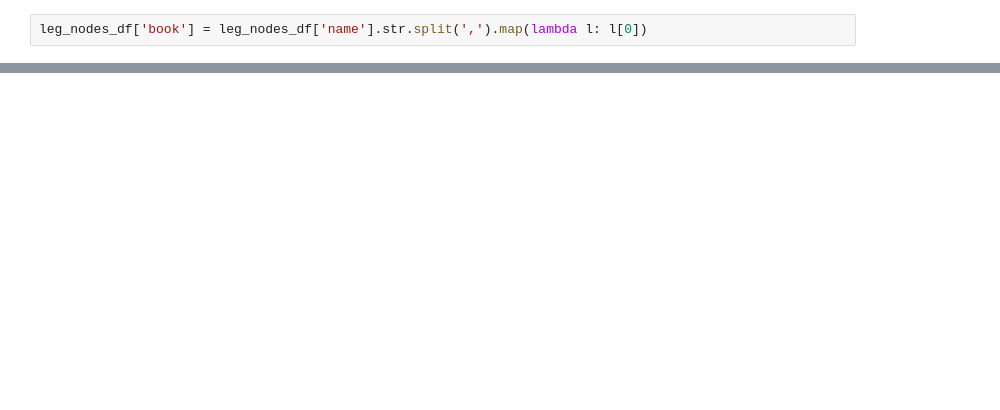
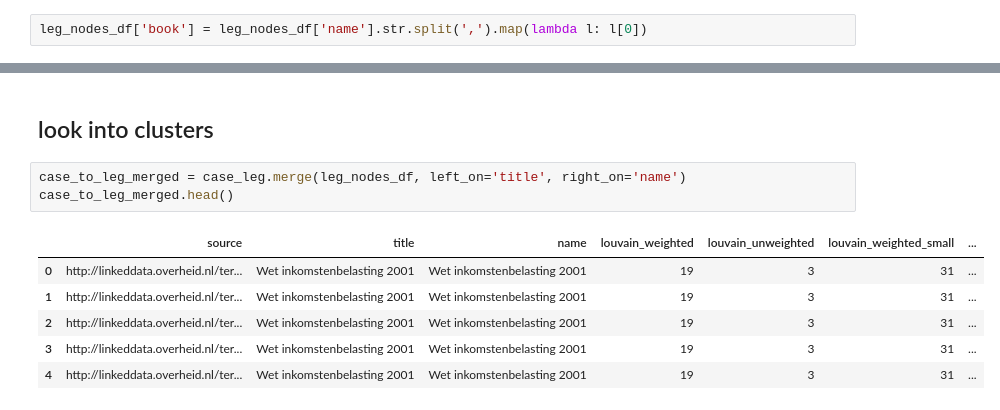
Before and after one commit to research-Dafne/case-law-research, a Jupyter notebook: notebooks/Leg-to-leg network.ipynb, the cells around one changed output, grey strips where cells are left out. Drawn from its saved outputs; the diff is of its cells as text; blank space fills up the shorter version.

```diff
--- a/notebooks/Leg-to-leg network.ipynb
+++ b/notebooks/Leg-to-leg network.ipynb
@@ -78 +122,13 @@ Wet bescherming persoonsgegevens
 Name: book, Length: 78, dtype: int64
+# %% [markdown]
+## look into clusters
+# %%
+case_to_leg_merged = case_leg.merge(leg_nodes_df, left_on='title', right_on='name')
+case_to_leg_merged.head()
+# %% [output]
+|  | source | title | name | louvain_weighted | louvain_unweighted | louvain_weighted_small | ... |
+| 0 | http://linkeddata.overheid.nl/ter... | Wet inkomstenbelasting 2001 | Wet inkomstenbelasting 2001 | 19 | 3 | 31 | ... |
+| 1 | http://linkeddata.overheid.nl/ter... | Wet inkomstenbelasting 2001 | Wet inkomstenbelasting 2001 | 19 | 3 | 31 | ... |
+| 2 | http://linkeddata.overheid.nl/ter... | Wet inkomstenbelasting 2001 | Wet inkomstenbelasting 2001 | 19 | 3 | 31 | ... |
+| 3 | http://linkeddata.overheid.nl/ter... | Wet inkomstenbelasting 2001 | Wet inkomstenbelasting 2001 | 19 | 3 | 31 | ... |
+| 4 | http://linkeddata.overheid.nl/ter... | Wet inkomstenbelasting 2001 | Wet inkomstenbelasting 2001 | 19 | 3 | 31 | ... |
```
Also changed, not shown: parts of 11 cells of this notebook, 1 other file.
